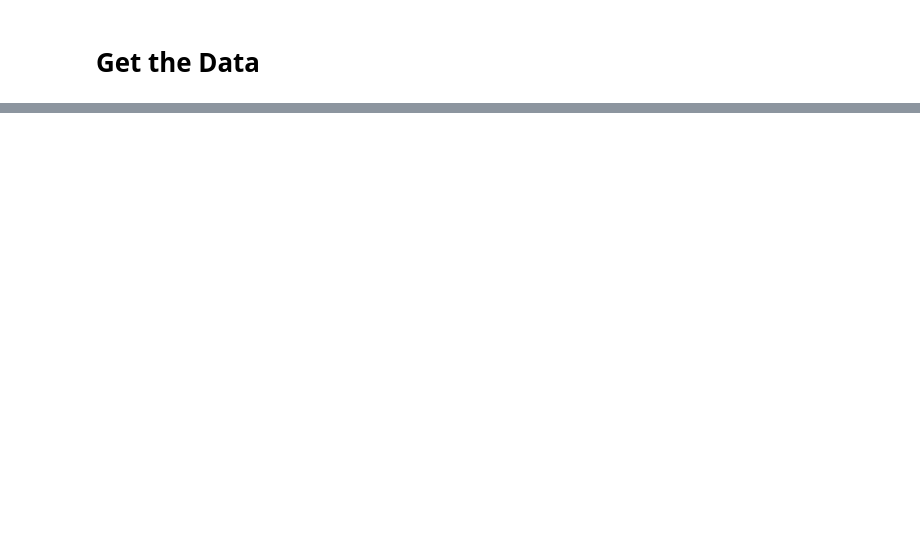
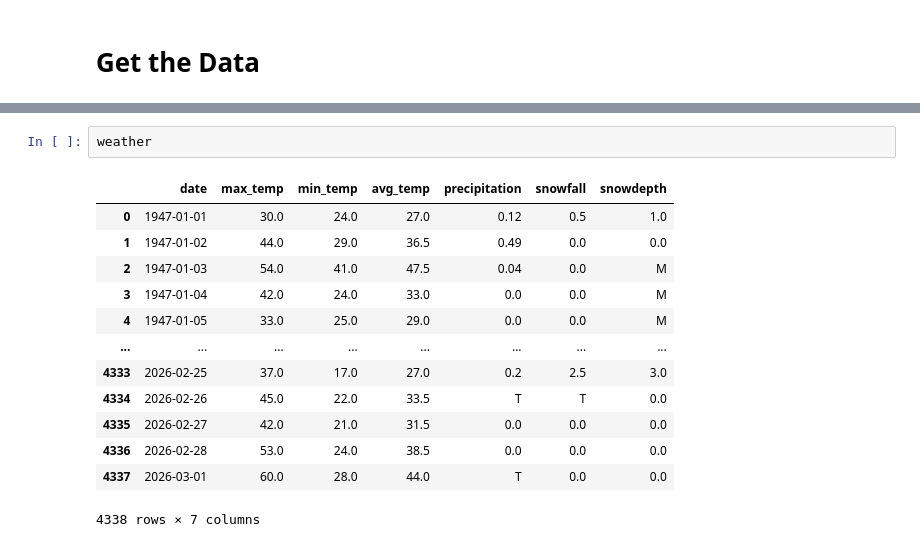
Before and after one commit to moyerc05/Machine-Learning-Project1, a Jupyter notebook: Early Spring.ipynb, the cells around one changed output, grey strips where cells are left out. Saved outputs shown, nothing was run; the diff lists cells and outputs as text; blank space fills up the shorter version.

```diff
--- a/Early Spring.ipynb
+++ b/Early Spring.ipynb
@@ -39,0 +231,16 @@ You must submit all data files and a pickled final model along with this noteboo
+# %%
+weather
+# %% [output]
+|  | date | max_temp | min_temp | avg_temp | precipitation | snowfall | snowdepth |
+| 0 | 1947-01-01 | 30.0 | 24.0 | 27.0 | 0.12 | 0.5 | 1.0 |
+| 1 | 1947-01-02 | 44.0 | 29.0 | 36.5 | 0.49 | 0.0 | 0.0 |
+| 2 | 1947-01-03 | 54.0 | 41.0 | 47.5 | 0.04 | 0.0 | M |
+| 3 | 1947-01-04 | 42.0 | 24.0 | 33.0 | 0.0 | 0.0 | M |
+| 4 | 1947-01-05 | 33.0 | 25.0 | 29.0 | 0.0 | 0.0 | M |
+| ... | ... | ... | ... | ... | ... | ... | ... |
+| 4333 | 2026-02-25 | 37.0 | 17.0 | 27.0 | 0.2 | 2.5 | 3.0 |
+| 4334 | 2026-02-26 | 45.0 | 22.0 | 33.5 | T | T | 0.0 |
+| 4335 | 2026-02-27 | 42.0 | 21.0 | 31.5 | 0.0 | 0.0 | 0.0 |
+| 4336 | 2026-02-28 | 53.0 | 24.0 | 38.5 | 0.0 | 0.0 | 0.0 |
+| 4337 | 2026-03-01 | 60.0 | 28.0 | 44.0 | T | 0.0 | 0.0 |
+4338 rows × 7 columns
```
Also changed, not shown: parts of 19 cells of this notebook.
